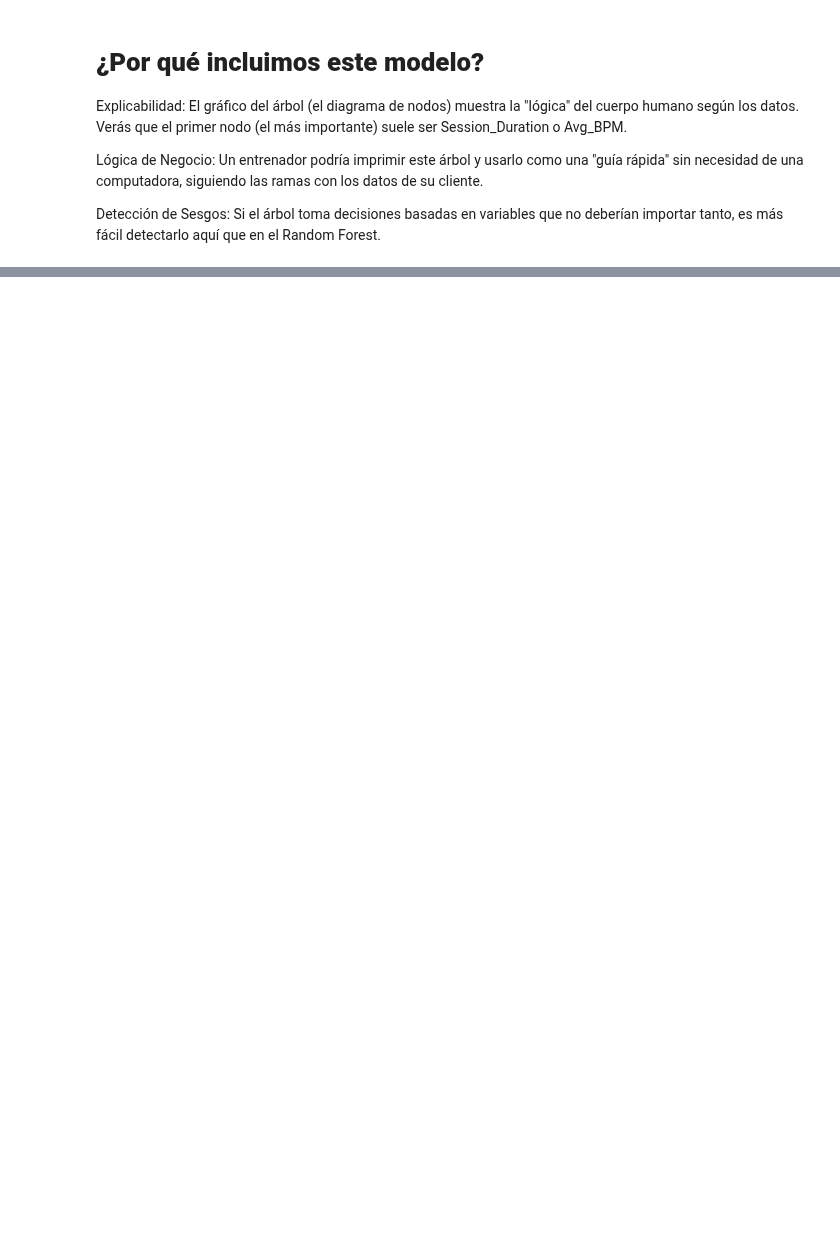
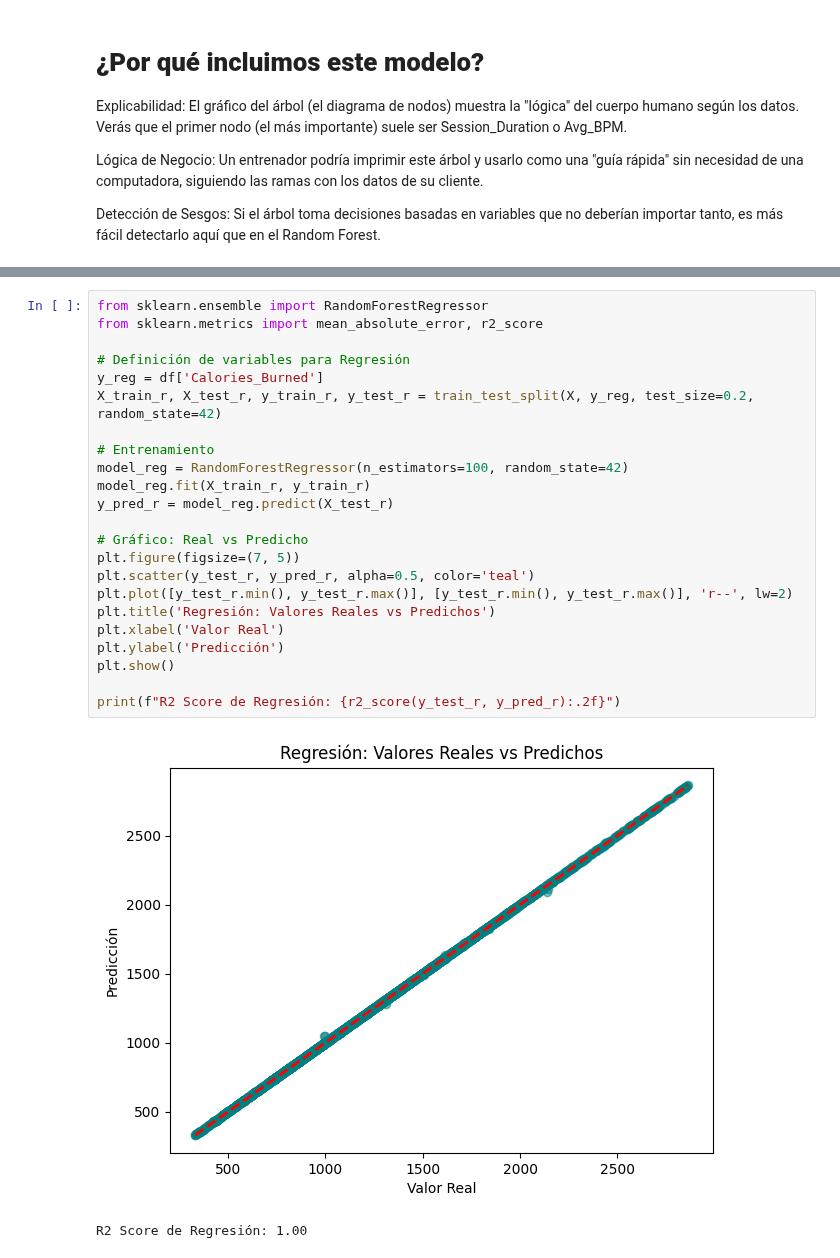
Before and after one commit to manueh56/HealthTech_Manuel_Lahitte.ipynb, a Jupyter notebook: HealthTech_Manuel_Lahitte.ipynb, the cells around one changed output, grey strips where cells are left out. Saved outputs shown, nothing was run; the diff lists cells and outputs as text; blank space fills up the shorter version.

```diff
--- a/HealthTech_Manuel_Lahitte.ipynb
+++ b/HealthTech_Manuel_Lahitte.ipynb
@@ -332,0 +353,26 @@ El proyecto demuestra que el fitness ya no es una ciencia de "talla única". La
+# %%
+from sklearn.ensemble import RandomForestRegressor
+from sklearn.metrics import mean_absolute_error, r2_score
+
+# Definición de variables para Regresión
+y_reg = df['Calories_Burned']
+X_train_r, X_test_r, y_train_r, y_test_r = train_test_split(X, y_reg, test_size=0.2, random_state=42)
+
+# Entrenamiento
+model_reg = RandomForestRegressor(n_estimators=100, random_state=42)
+model_reg.fit(X_train_r, y_train_r)
+y_pred_r = model_reg.predict(X_test_r)
+
+# Gráfico: Real vs Predicho
+plt.figure(figsize=(7, 5))
+plt.scatter(y_test_r, y_pred_r, alpha=0.5, color='teal')
+plt.plot([y_test_r.min(), y_test_r.max()], [y_test_r.min(), y_test_r.max()], 'r--', lw=2)
+plt.title('Regresión: Valores Reales vs Predichos')
+plt.xlabel('Valor Real')
+plt.ylabel('Predicción')
+plt.show()
+
+print(f"R2 Score de Regresión: {r2_score(y_test_r, y_pred_r):.2f}")
+# %% [output]
+[figure, added]
+R2 Score de Regresión: 1.00
```
Also changed, not shown: parts of 22 cells of this notebook.
